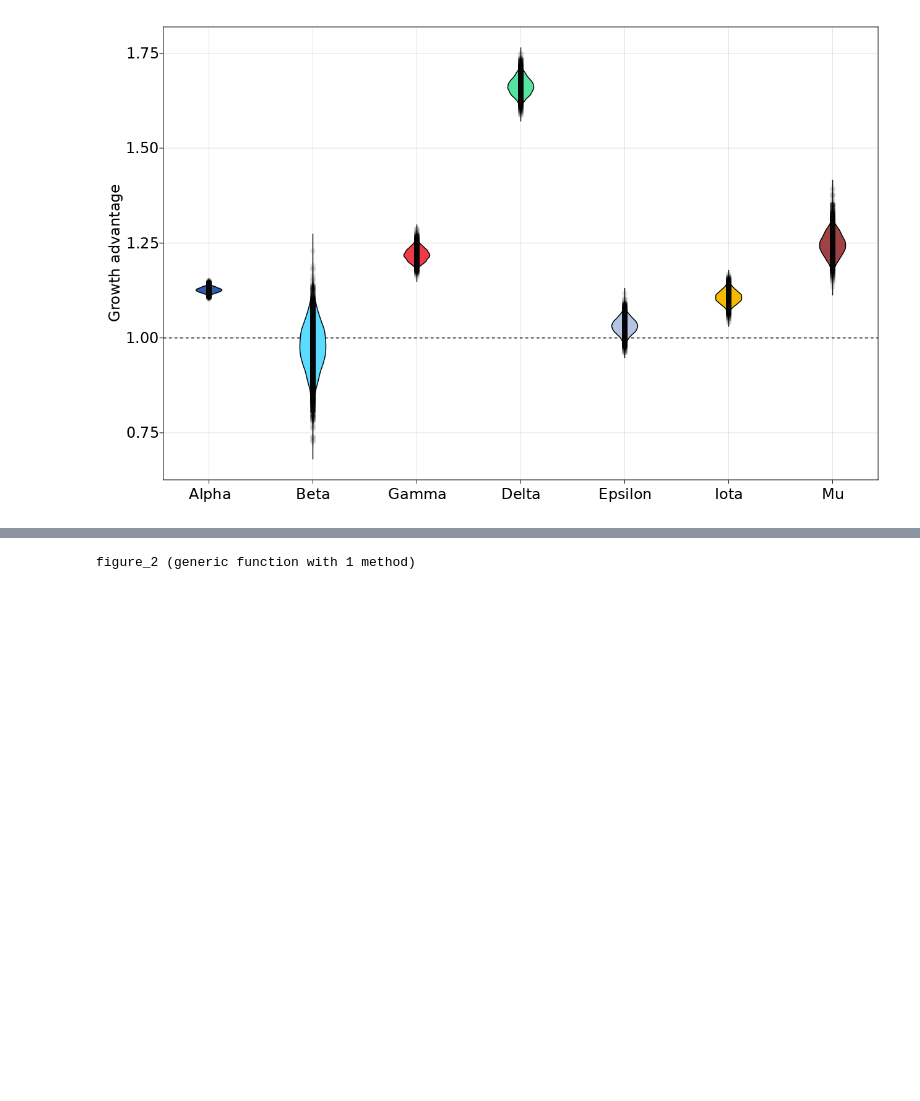
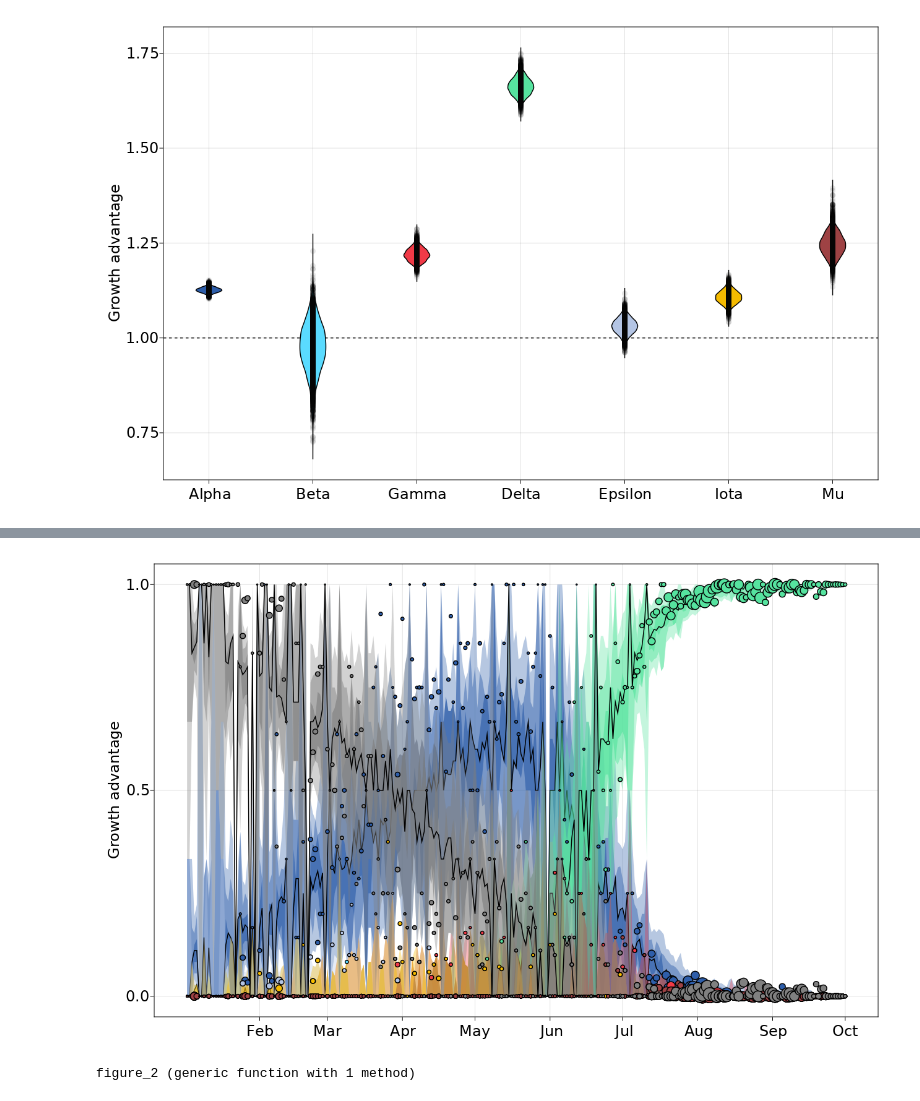
Before and after one commit to blab/rt-from-frequency-dynamics, a Jupyter notebook: notebooks/TestingFixedGrowthModel.ipynb, the cells around one changed output, grey strips where cells are left out. Drawn from its saved outputs; the diff is of its cells as text; code cells hidden in the pictures; blank space fills up the shorter version.

Commit message:
Plot updates: Adding scatter plot size by sample size

```diff
--- a/notebooks/TestingFixedGrowthModel.ipynb
+++ b/notebooks/TestingFixedGrowthModel.ipynb
@@ -150,3 +163,12 @@ fig
+# %%
+fig = Figure(backgroundcolor = RGBf0(1., 1., 1.), resolution = (1280, 800), fontsize = 24)
+ax = fig[1,1] = Axis(fig, ylabel = "Growth advantage")
+plot_frequency_ppc!(ax, MS; colors=colors)
+plot_observed_frequencies!(ax, MS; colors=colors, size = N -> 1.5*sqrt(N+1))
+add_monthly_dates!(ax, LD.dates)
+fig
+# %% [output]
+[figure, added]
 # %%
 function figure_2(MS, LD, colors; figsize=(1800, 1800), fontsize=32, font="Helvetica")
     dates_num, seed_L, forecast_L, N_lineage = unpack_data(MS)
```
Also changed, not shown: parts of 6 cells of this notebook, 2 other files.
